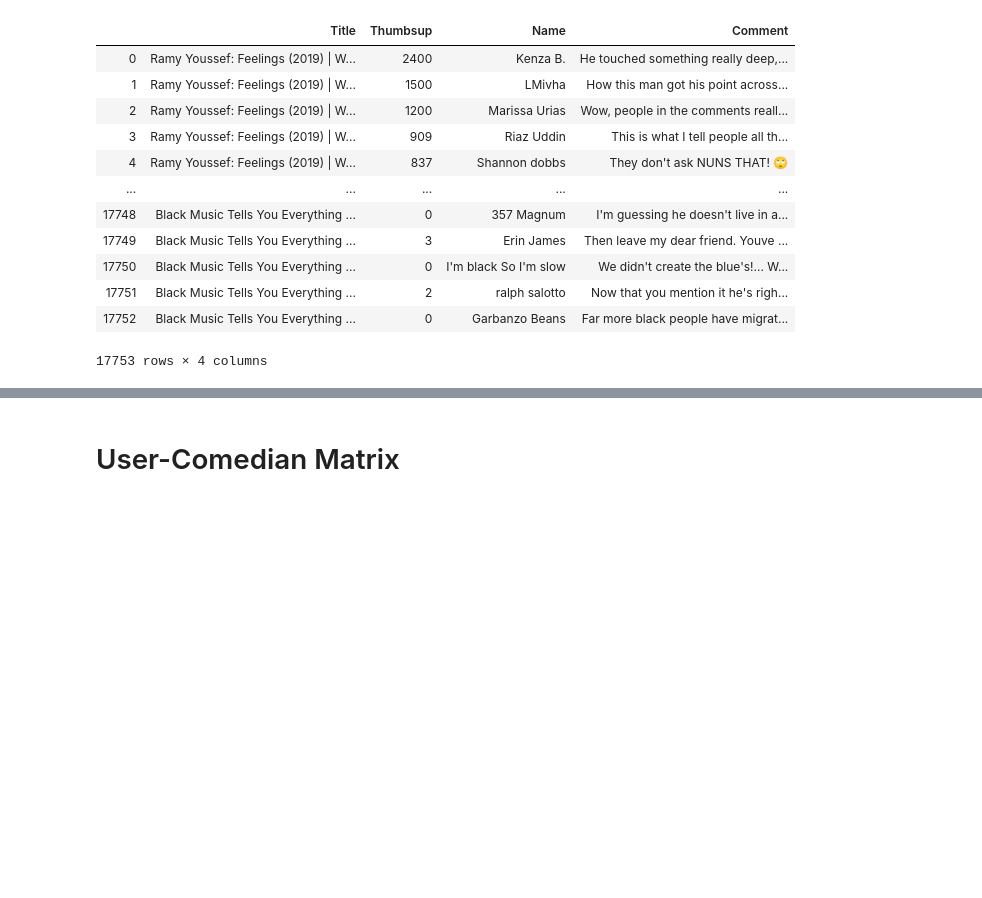
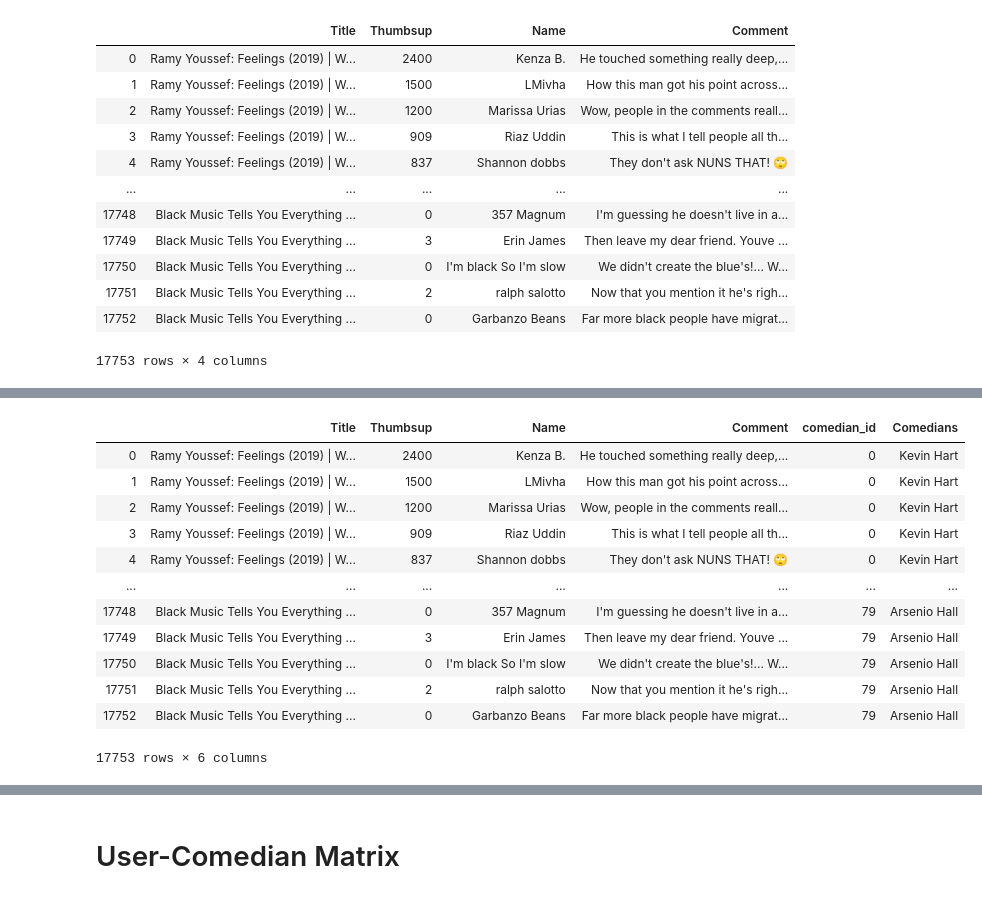
Before and after one commit to k11tqa25/nlp_based_recommender, a Jupyter notebook: User Overlap.ipynb, the cells around one changed output, grey strips where cells are left out. Drawn from its saved outputs; the diff is of its cells as text; code cells hidden in the pictures; blank space fills up the shorter version.

```diff
--- a/User Overlap.ipynb
+++ b/User Overlap.ipynb
@@ -226 +250,19 @@ df
+# %%
+# Append the comedians
+df['Comedians'] = [comedians[idx] for idx in temp_df['comedian_id']]
+df
+# %% [output]
+|  | Title | Thumbsup | Name | Comment | comedian_id | Comedians |
+| 0 | Ramy Youssef: Feelings (2019) | W... | 2400 | Kenza B. | He touched something really deep,... | 0 | Kevin Hart |
+| 1 | Ramy Youssef: Feelings (2019) | W... | 1500 | LMivha | How this man got his point across... | 0 | Kevin Hart |
+| 2 | Ramy Youssef: Feelings (2019) | W... | 1200 | Marissa Urias | Wow, people in the comments reall... | 0 | Kevin Hart |
+| 3 | Ramy Youssef: Feelings (2019) | W... | 909 | Riaz Uddin | This is what I tell people all th... | 0 | Kevin Hart |
+| 4 | Ramy Youssef: Feelings (2019) | W... | 837 | Shannon dobbs | They don't ask NUNS THAT! 🙄 | 0 | Kevin Hart |
+| ... | ... | ... | ... | ... | ... | ... |
+| 17748 | Black Music Tells You Everything ... | 0 | 357 Magnum | I'm guessing he doesn't live in a... | 79 | Arsenio Hall |
+| 17749 | Black Music Tells You Everything ... | 3 | Erin James | Then leave my dear friend. Youve ... | 79 | Arsenio Hall |
+| 17750 | Black Music Tells You Everything ... | 0 | I'm black So I'm slow | We didn't create the blue's!... W... | 79 | Arsenio Hall |
+| 17751 | Black Music Tells You Everything ... | 2 | ralph salotto | Now that you mention it he's righ... | 79 | Arsenio Hall |
+| 17752 | Black Music Tells You Everything ... | 0 | Garbanzo Beans | Far more black people have migrat... | 79 | Arsenio Hall |
+17753 rows × 6 columns
 # %%
```
Also changed, not shown: parts of 7 cells of this notebook, 2 other files.
